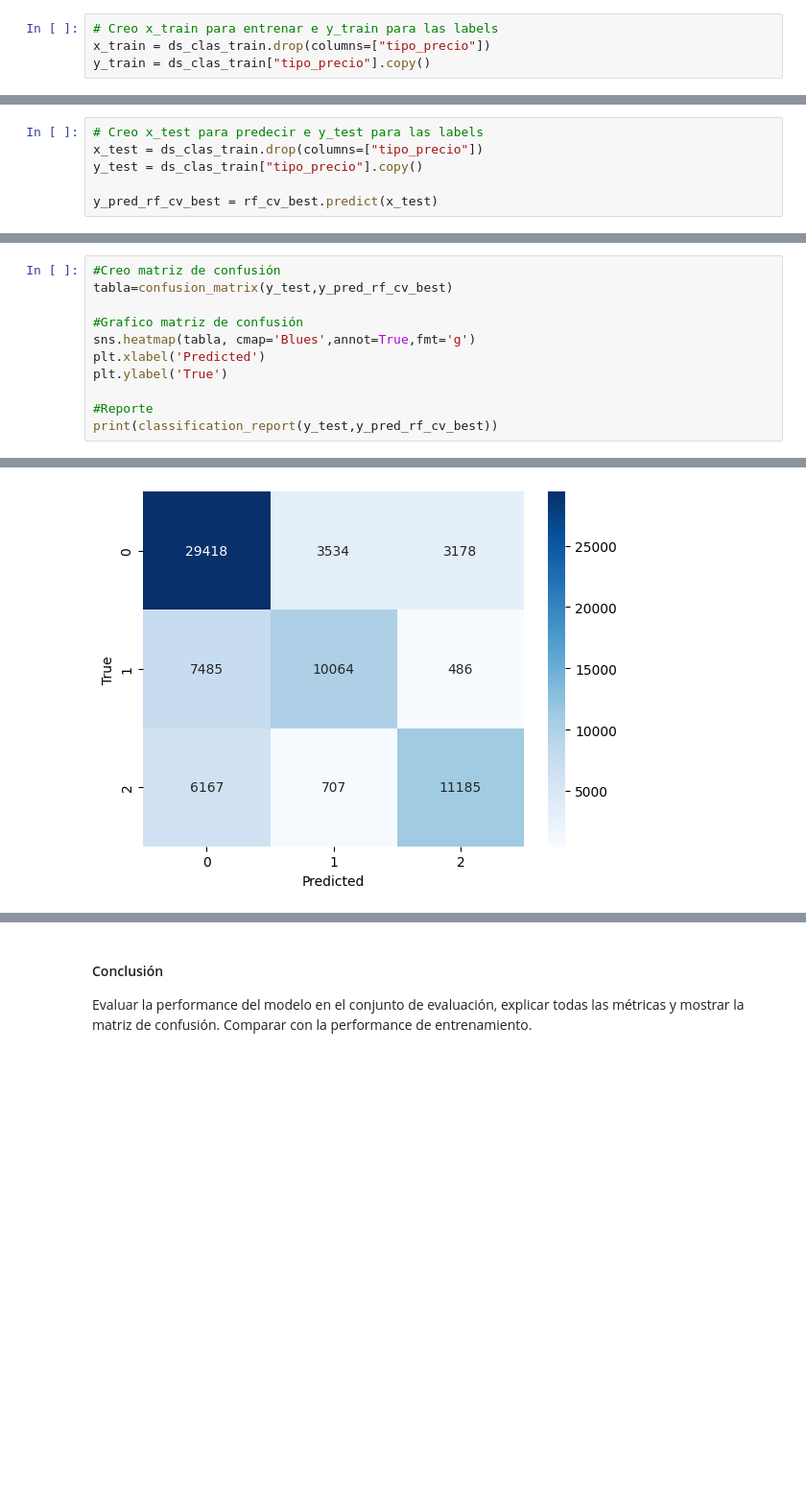
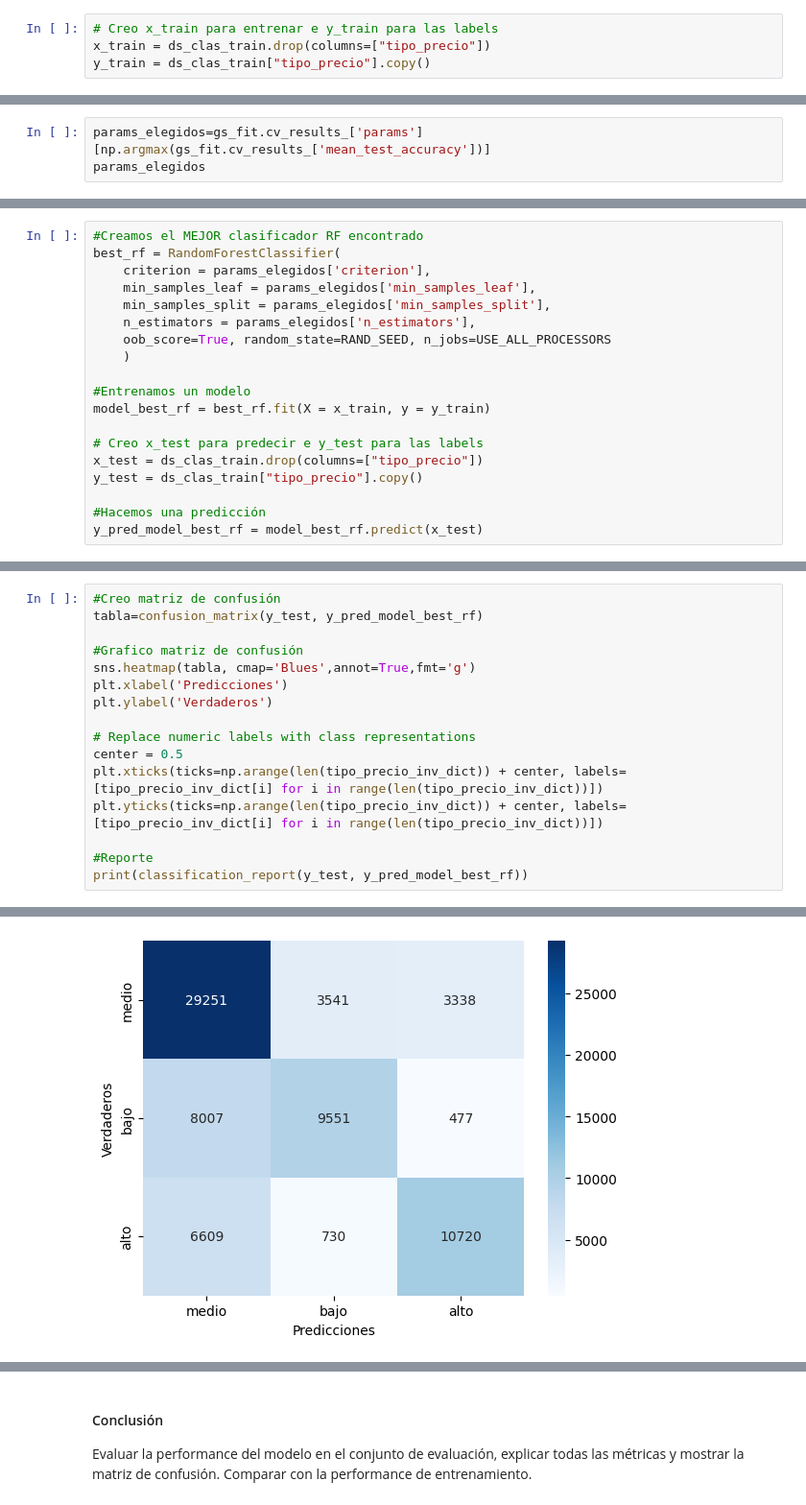
Before and after one commit to kikiymini/7506R-1C2024-GRUPO02, a Jupyter notebook: 7506R_TP1_GRUPO02_ENTREGA_N3.ipynb, the cells around one changed output, grey strips where cells are left out. Shown at 96% size. Saved outputs shown, nothing was run; the diff lists cells and outputs as text; blank space fills up the shorter version.

```diff
--- a/7506R_TP1_GRUPO02_ENTREGA_N3.ipynb
+++ b/7506R_TP1_GRUPO02_ENTREGA_N3.ipynb
@@ -649,0 +678,3 @@ rf_cv_best = gs_fit.best_estimator_
+# %%
+params_elegidos=gs_fit.cv_results_['params'][np.argmax(gs_fit.cv_results_['mean_test_accuracy'])]
+params_elegidos
@@ -650,6 +690,19 @@ rf_cv_best = gs_fit.best_estimator_
 # %%
+#Creamos el MEJOR clasificador RF encontrado
+best_rf = RandomForestClassifier(
+    criterion = params_elegidos['criterion'],
+    min_samples_leaf = params_elegidos['min_samples_leaf'],
+    min_samples_split = params_elegidos['min_samples_split'],
+    n_estimators = params_elegidos['n_estimators'],
+    oob_score=True, random_state=RAND_SEED, n_jobs=USE_ALL_PROCESSORS
+    )
+
+#Entrenamos un modelo
+model_best_rf = best_rf.fit(X = x_train, y = y_train)
+
 # Creo x_test para predecir e y_test para las labels
 x_test = ds_clas_train.drop(columns=["tipo_precio"])
 y_test = ds_clas_train["tipo_precio"].copy()
 
-y_pred_rf_cv_best = rf_cv_best.predict(x_test)
+#Hacemos una predicción
+y_pred_model_best_rf = model_best_rf.predict(x_test)
@@ -656,14 +711,19 @@ y_pred_rf_cv_best = rf_cv_best.predict(x_test)
 # %%
 #Creo matriz de confusión
-tabla=confusion_matrix(y_test,y_pred_rf_cv_best)
+tabla=confusion_matrix(y_test, y_pred_model_best_rf)
 
 #Grafico matriz de confusión
 sns.heatmap(tabla, cmap='Blues',annot=True,fmt='g')
-plt.xlabel('Predicted')
-plt.ylabel('True')
+plt.xlabel('Predicciones')
+plt.ylabel('Verdaderos')
+
+# Replace numeric labels with class representations
+center = 0.5
+plt.xticks(ticks=np.arange(len(tipo_precio_inv_dict)) + center, labels=[tipo_precio_inv_dict[i] for i in range(len(tipo_precio_inv_dict))])
+plt.yticks(ticks=np.arange(len(tipo_precio_inv_dict)) + center, labels=[tipo_precio_inv_dict[i] for i in range(len(tipo_precio_inv_dict))])
 
 #Reporte
-print(classification_report(y_test,y_pred_rf_cv_best))
+print(classification_report(y_test, y_pred_model_best_rf))
 # %% [output]
               precision    recall  f1-score   support
 
@@ -677 +737 @@ weighted avg       0.71      0.70      0.70     72224
-[figure, old version]
+[figure, new version]
```
Also changed, not shown: parts of 30 cells of this notebook.
